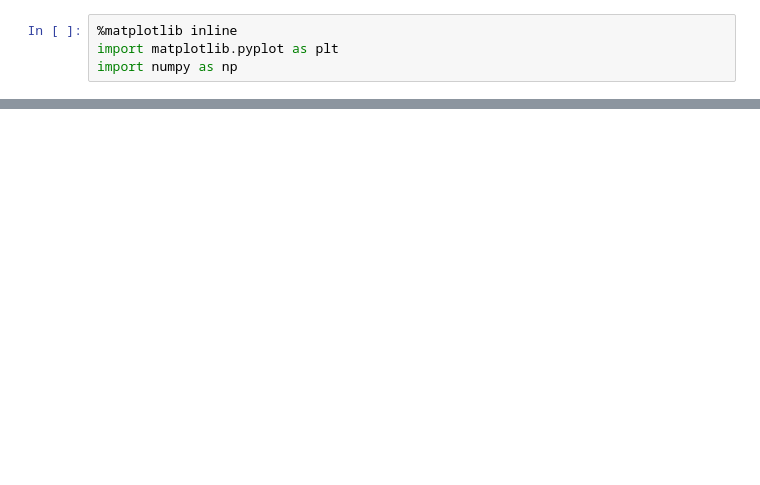
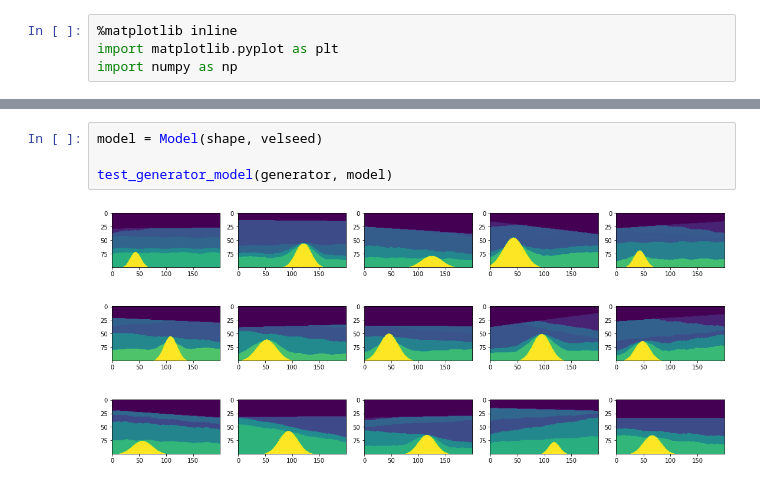
Before and after one commit to pkgpl/RandomVelocityGenerator, a Jupyter notebook: Examples.ipynb, the cells around one changed output, grey strips where cells are left out. Saved outputs shown, nothing was run; the diff lists cells and outputs as text; blank space fills up the shorter version.

```diff
--- a/Examples.ipynb
+++ b/Examples.ipynb
@@ -4,0 +33,6 @@ import numpy as np
+# %%
+model = Model(shape, velseed)
+
+test_generator_model(generator, model)
+# %% [output]
+[figure, added]
```
Also changed, not shown: parts of 21 cells of this notebook, 18 other files.
